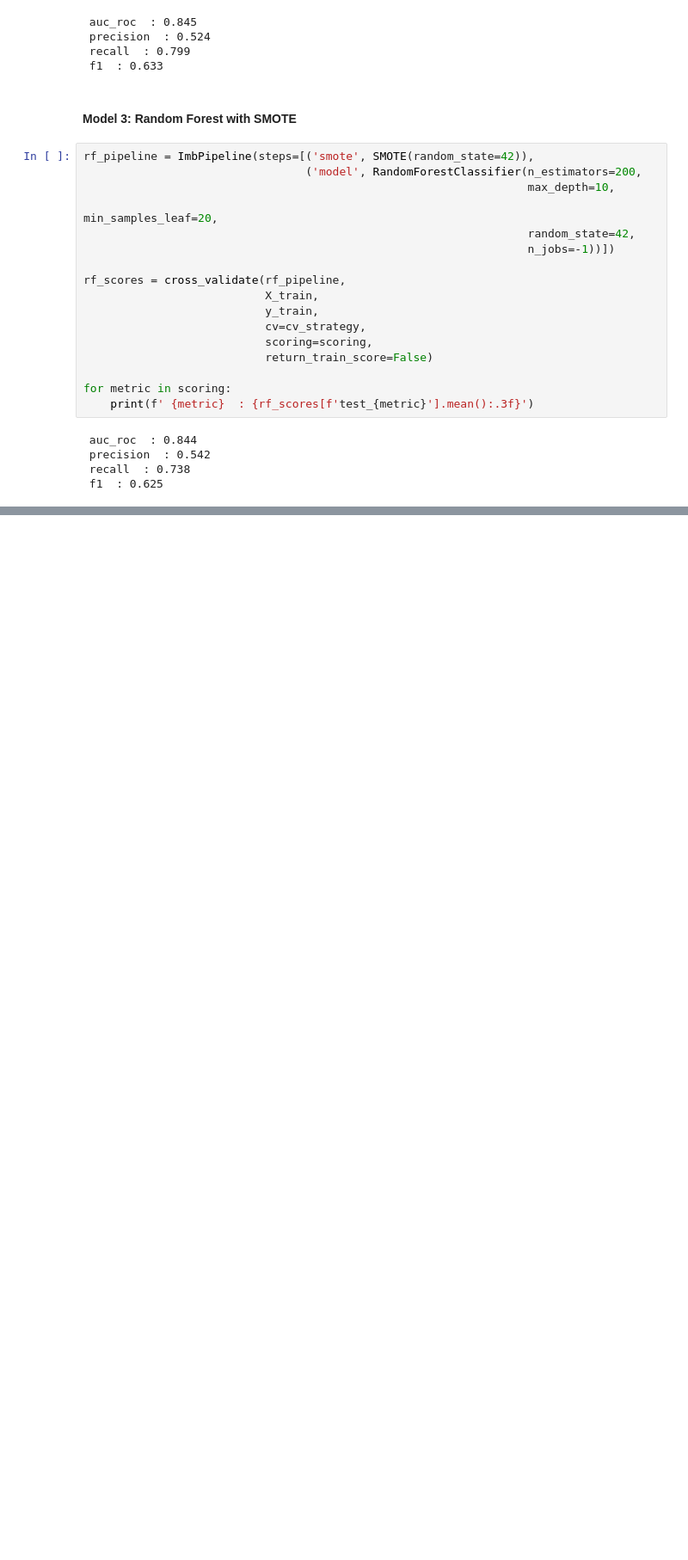
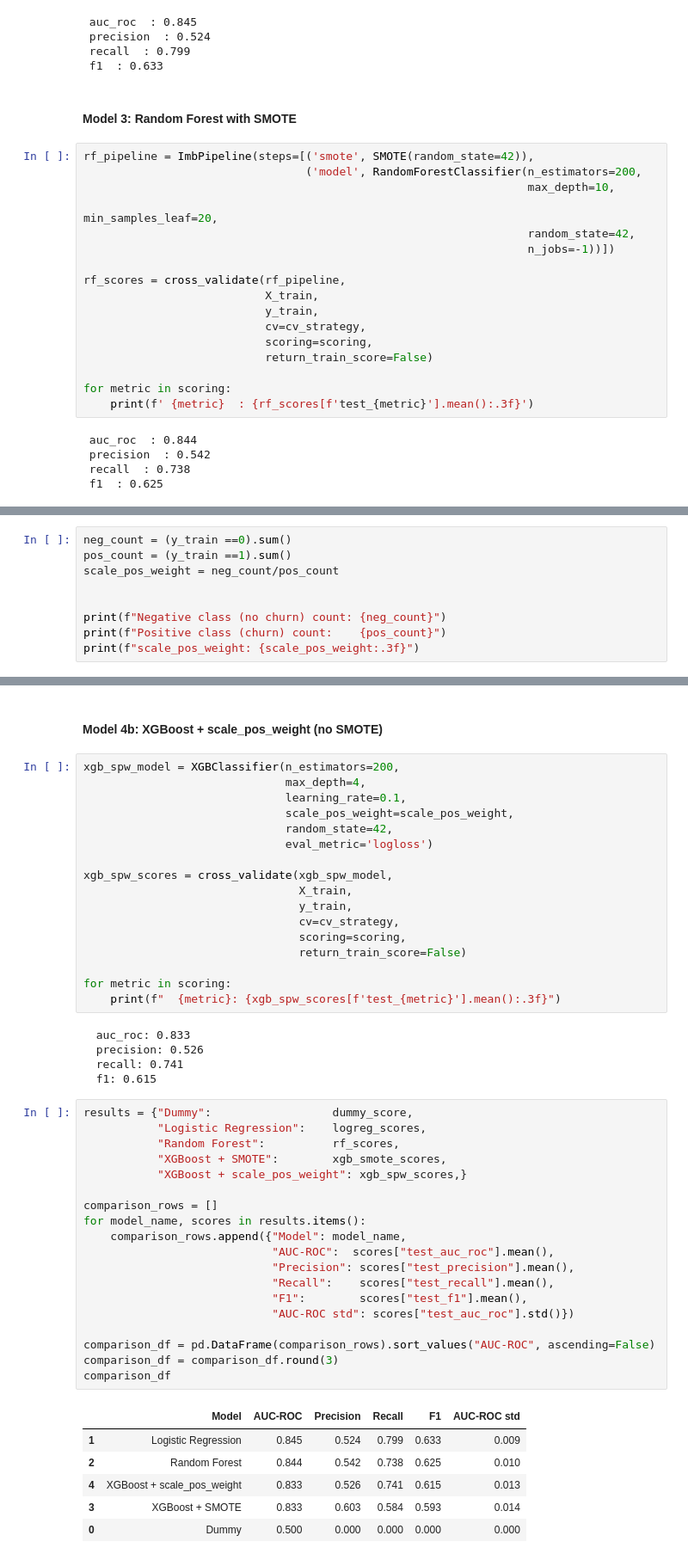
Before and after one commit to gregangel1550-del/telcom-customers-churn, a Jupyter notebook: notebooks/03_modeling.ipynb, the cells around one changed output, grey strips where cells are left out. Shown at 86% size. Saved outputs shown, nothing was run; the diff lists cells and outputs as text; blank space fills up the shorter version.

```diff
--- a/notebooks/03_modeling.ipynb
+++ b/notebooks/03_modeling.ipynb
@@ -121,0 +126,9 @@ for metric in scoring:
+# %%
+neg_count = (y_train ==0).sum()
+pos_count = (y_train ==1).sum()
+scale_pos_weight = neg_count/pos_count
+
+
+print(f"Negative class (no churn) count: {neg_count}")
+print(f"Positive class (churn) count:    {pos_count}")
+print(f"scale_pos_weight: {scale_pos_weight:.3f}")
@@ -121,0 +163,50 @@ for metric in scoring:
+# %% [markdown]
+#### Model 4b: XGBoost + scale_pos_weight (no SMOTE)
+# %%
+xgb_spw_model = XGBClassifier(n_estimators=200,
+                              max_depth=4,
+                              learning_rate=0.1,
+                              scale_pos_weight=scale_pos_weight,
+                              random_state=42,
+                              eval_metric='logloss')
+
+xgb_spw_scores = cross_validate(xgb_spw_model,
+                                X_train,
+                                y_train,
+                                cv=cv_strategy,
+                                scoring=scoring,
+                                return_train_score=False)
+
+for metric in scoring:
+    print(f"  {metric}: {xgb_spw_scores[f'test_{metric}'].mean():.3f}")
+# %% [output]
+  auc_roc: 0.833
+  precision: 0.526
+  recall: 0.741
+  f1: 0.615
+# %%
+results = {"Dummy":                  dummy_score,
+           "Logistic Regression":    logreg_scores,
+           "Random Forest":          rf_scores,
+           "XGBoost + SMOTE":        xgb_smote_scores,
+           "XGBoost + scale_pos_weight": xgb_spw_scores,}
+
+comparison_rows = []
+for model_name, scores in results.items():
+    comparison_rows.append({"Model": model_name,
+                            "AUC-ROC":  scores["test_auc_roc"].mean(),
+                            "Precision": scores["test_precision"].mean(),
+                            "Recall":    scores["test_recall"].mean(),
+                            "F1":        scores["test_f1"].mean(),
+                            "AUC-ROC std": scores["test_auc_roc"].std()})
+
+comparison_df = pd.DataFrame(comparison_rows).sort_values("AUC-ROC", ascending=False)
+comparison_df = comparison_df.round(3)
+comparison_df
+# %% [output]
+|  | Model | AUC-ROC | Precision | Recall | F1 | AUC-ROC std |
+| 1 | Logistic Regression | 0.845 | 0.524 | 0.799 | 0.633 | 0.009 |
+| 2 | Random Forest | 0.844 | 0.542 | 0.738 | 0.625 | 0.010 |
+| 4 | XGBoost + scale_pos_weight | 0.833 | 0.526 | 0.741 | 0.615 | 0.013 |
+| 3 | XGBoost + SMOTE | 0.833 | 0.603 | 0.584 | 0.593 | 0.014 |
+| 0 | Dummy | 0.500 | 0.000 | 0.000 | 0.000 | 0.000 |
```
Also changed, not shown: parts of 9 cells of this notebook, 29 other files.
